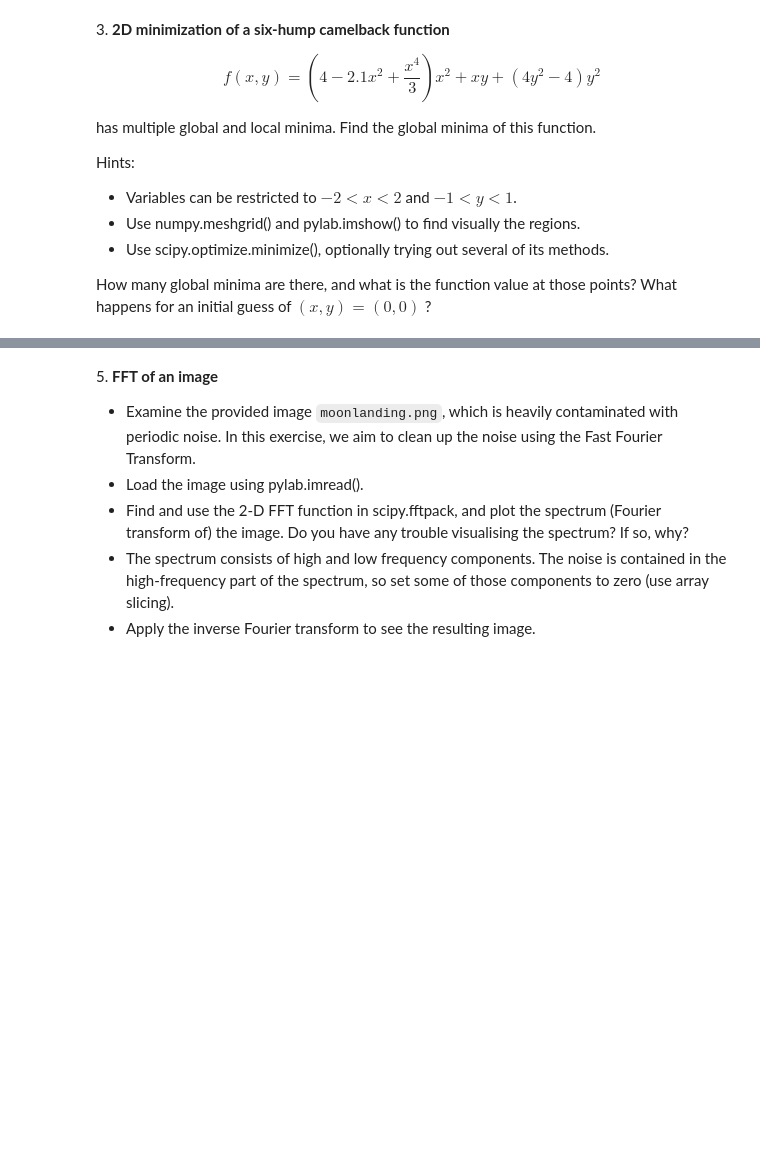
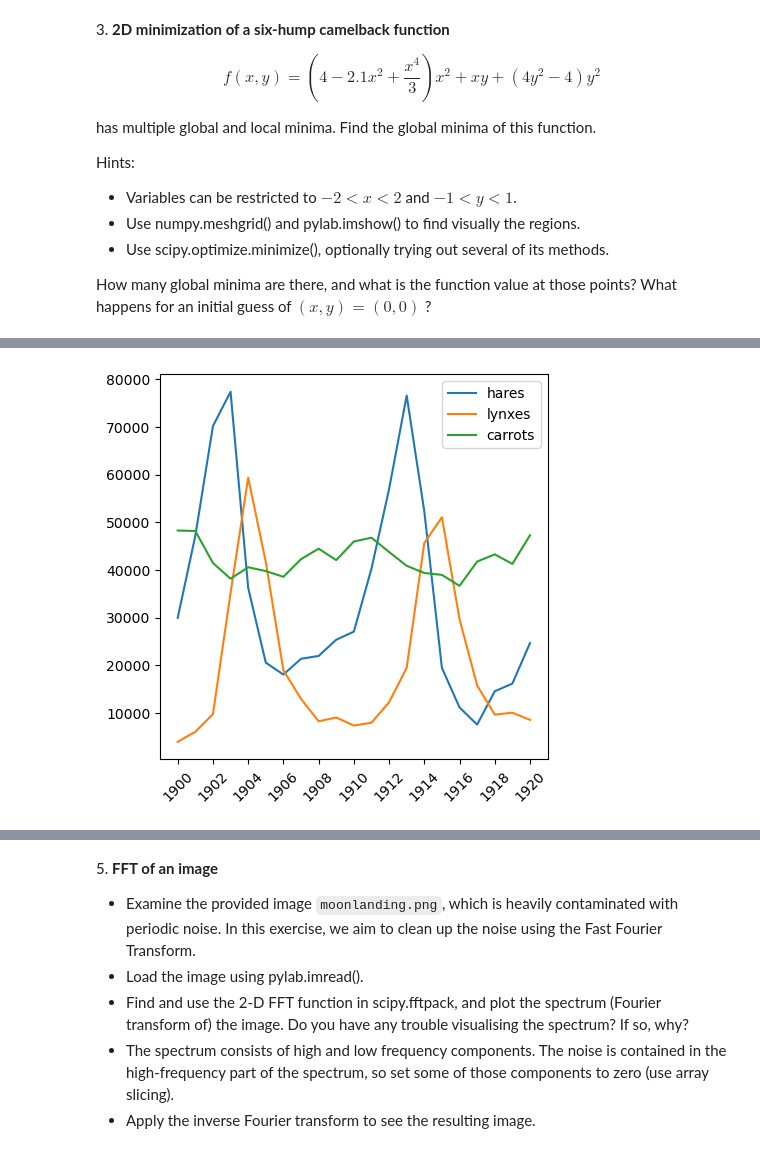
Before and after one commit to RiccardoTancredi/LaboratoryOfComputationalPhysics_Y5, a Jupyter notebook: 09ex_Algorithms.ipynb, the cells around one changed output, grey strips where cells are left out. Cells and saved outputs as stored; diff of their text form; code cells hidden in the pictures; blank space fills up the shorter version.

```diff
--- a/09ex_Algorithms.ipynb
+++ b/09ex_Algorithms.ipynb
@@ -167,0 +193,19 @@ Performe a periodicity analysis on the lynxs-hares population
+# %%
+content = np.loadtxt('populations.txt')
+years = content[..., 0].astype(int)
+species = {
+  "hares": content[..., 1],
+  "lynxes": content[..., 2],
+  "carrots": content[..., 3] }
+species_keys = list(species.keys())
+
+# plot the populations
+plt.figure(figsize=(5, 5))
+plt.plot(years, species['hares'], label='hares')
+plt.plot(years, species['lynxes'], label='lynxes')
+plt.plot(years, species['carrots'], label='carrots')
+plt.xticks(years[::2], rotation=45)
+plt.legend(loc="upper right")
+plt.show()
+# %% [output]
+[figure, added]
```
Also changed, not shown: parts of 13 cells of this notebook.
